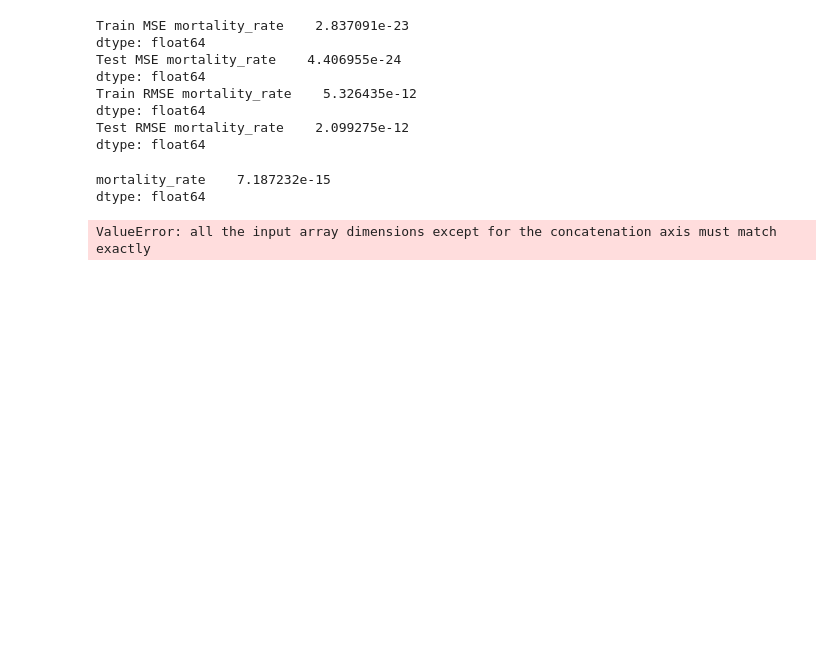
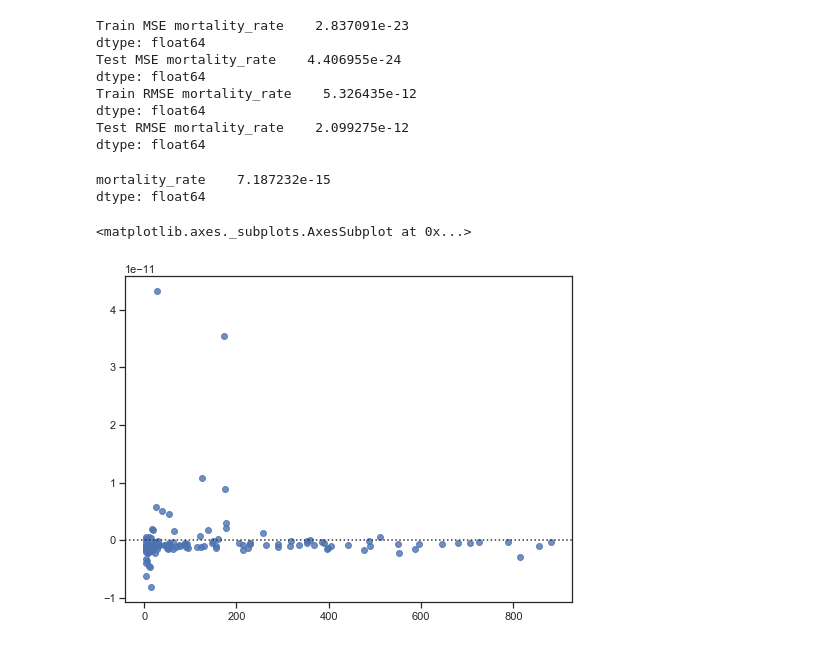
Before and after one commit to imamun93/Maternal_Mortality_Rate, a Jupyter notebook: WIP.ipynb, the cells around one changed output. Saved outputs shown, nothing was run; the diff lists cells and outputs as text; code cells hidden in the pictures; blank space fills up the shorter version.

```diff
--- a/WIP.ipynb
+++ b/WIP.ipynb
@@ -1262,10 +1262,11 @@ dtype: float64
 # %%
 #need to graph residuals- y_actual-y_hat and we are done!
 # %%
-y= y_test-y_train
-sns.residplot(y, y_train)
+y= y_hat_train - y_train
+sns.residplot(y_train, y_hat_train, data=data)
 # %% [output]
-ValueError: all the input array dimensions except for the concatenation axis must match exactly
+<matplotlib.axes._subplots.AxesSubplot at 0x...>
+[figure, added]
 # %%
 # X_train.isna().sum()
 # %%
```
Also changed, not shown: parts of 6 cells of this notebook, 2 other files.
